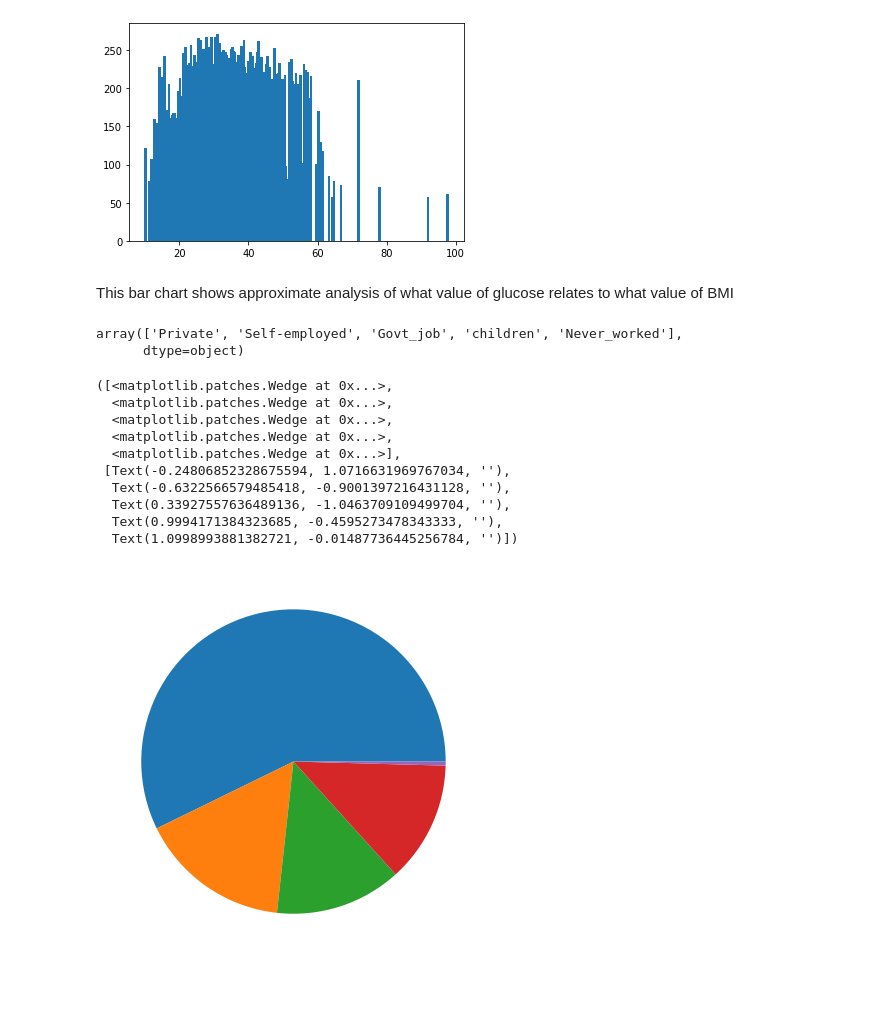
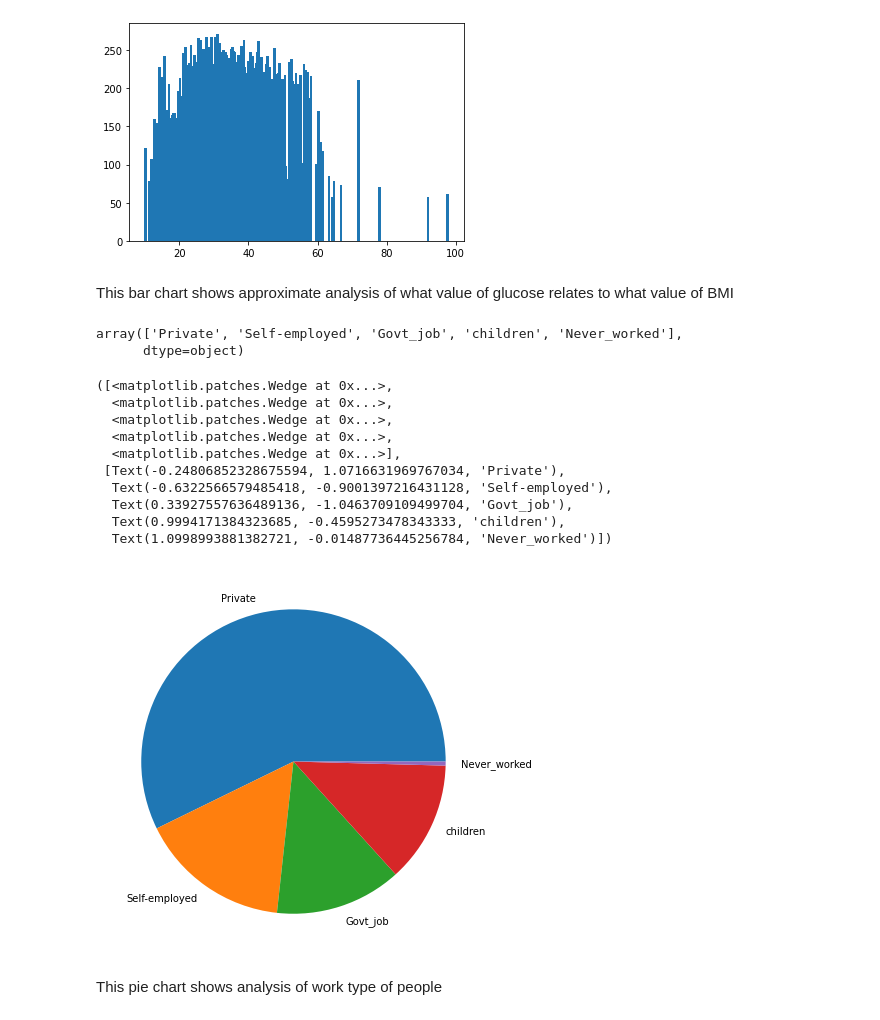
Before and after one commit to aditya-dax/Training, a Jupyter notebook: Data Science/Data_Analytics/Python Data Visualization Feature Engineering .ipynb, the cells around one changed output. Cells and saved outputs as stored; diff of their text form; code cells hidden in the pictures; blank space fills up the shorter version.

```diff
--- a/Data Science/Data_Analytics/Python Data Visualization Feature Engineering .ipynb
+++ b/Data Science/Data_Analytics/Python Data Visualization Feature Engineering .ipynb
@@ -64,28 +64,30 @@ plt.bar(df['bmi'], df['avg_glucose_level'])
 plt.show()
 # %% [output]
 [figure]
-# %% [markdown]
-This bar chart shows approximate analysis of what value of glucose relates to what value of BMI
-# %%
-df['work_type'].unique()
-# %% [output]
-array(['Private', 'Self-employed', 'Govt_job', 'children', 'Never_worked'],
-      dtype=object)
-# %%
-#Pie Chart for work types
-pieChartData = df['work_type'].value_counts()
-
-fig = plt.figure(figsize =(10, 7))
-plt.pie(pieChartData)
-# %% [output]
-([<matplotlib.patches.Wedge at 0x...>,
-  <matplotlib.patches.Wedge at 0x...>,
-  <matplotlib.patches.Wedge at 0x...>,
-  <matplotlib.patches.Wedge at 0x...>,
-  <matplotlib.patches.Wedge at 0x...>],
- [Text(-0.24806852328675594, 1.0716631969767034, ''),
-  Text(-0.6322566579485418, -0.9001397216431128, ''),
-  Text(0.33927557636489136, -1.0463709109499704, ''),
-  Text(0.9994171384323685, -0.4595273478343333, ''),
-  Text(1.0998993881382721, -0.01487736445256784, '')])
-[figure, removed]
+# %% [markdown]
+This bar chart shows approximate analysis of what value of glucose relates to what value of BMI
+# %%
+df['work_type'].unique()
+# %% [output]
+array(['Private', 'Self-employed', 'Govt_job', 'children', 'Never_worked'],
+      dtype=object)
+# %%
+#Pie Chart for work types
+pieChartData = df['work_type'].value_counts()
+
+fig = plt.figure(figsize =(10, 7))
+plt.pie(pieChartData,labels = df['work_type'].unique())
+# %% [output]
+([<matplotlib.patches.Wedge at 0x...>,
+  <matplotlib.patches.Wedge at 0x...>,
+  <matplotlib.patches.Wedge at 0x...>,
+  <matplotlib.patches.Wedge at 0x...>,
+  <matplotlib.patches.Wedge at 0x...>],
+ [Text(-0.24806852328675594, 1.0716631969767034, 'Private'),
+  Text(-0.6322566579485418, -0.9001397216431128, 'Self-employed'),
+  Text(0.33927557636489136, -1.0463709109499704, 'Govt_job'),
+  Text(0.9994171384323685, -0.4595273478343333, 'children'),
+  Text(1.0998993881382721, -0.01487736445256784, 'Never_worked')])
+[figure, added]
+# %% [markdown]
+This pie chart shows analysis of work type of people
```
